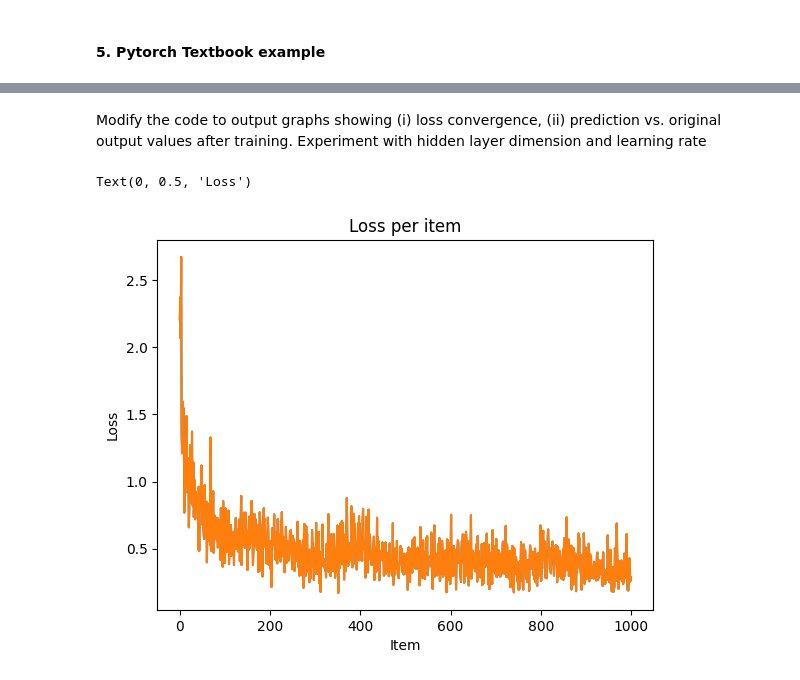
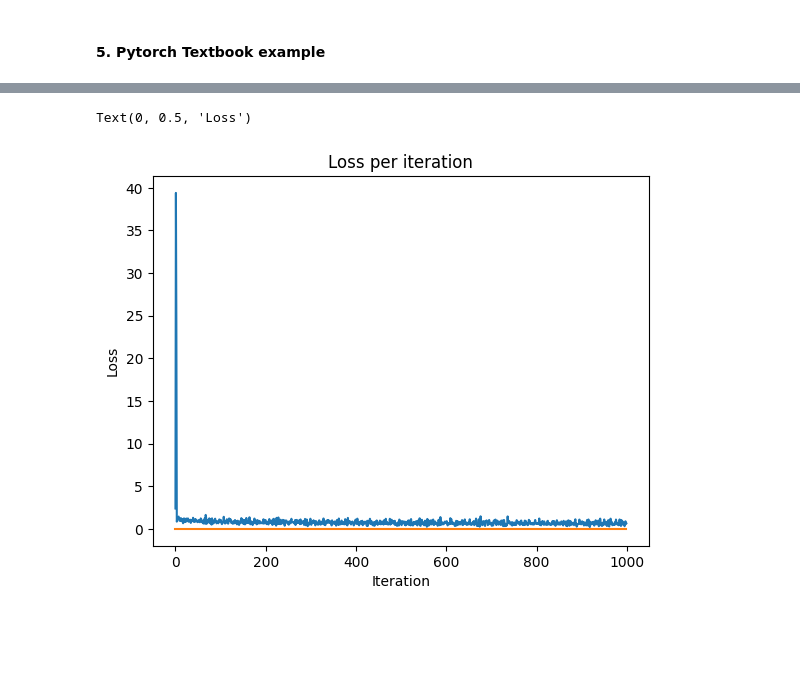
Before and after one commit to eladsimantov/Applied-ML-For-Engineers, a Jupyter notebook: HWks/HW3/HW3.ipynb, the cells around one changed output, grey strips where cells are left out. Cells and saved outputs as stored; diff of their text form; code cells hidden in the pictures; blank space fills up the shorter version.

```diff
--- a/HWks/HW3/HW3.ipynb
+++ b/HWks/HW3/HW3.ipynb
@@ -195,7 +195,7 @@ import torch, torch.nn as nn
 from torch.utils.data import TensorDataset, DataLoader
 from torch.optim.lr_scheduler import StepLR
 # define input size, hidden layer size, output size
-D_i, D_k, D_o = 10, 40, 5
+D_i, D_k, D_o = 10, 100, 5
 # create model with two hidden layers
 model = nn.Sequential(
         nn.Linear(D_i, D_k),
@@ -216,7 +216,7 @@ model.apply(weights_init)
 criterion = nn.MSELoss()
 
 # construct SGD optimizer and initialize learning rate and momentum
-optimizer = torch.optim.SGD(model.parameters(), lr = 0.1, momentum=0.9)
+optimizer = torch.optim.SGD(model.parameters(), lr = 0.3, momentum=0.6)
 
 # object that decreases learning rate by half every 10 epochs
 scheduler = StepLR(optimizer, step_size=10, gamma=0.5)
@@ -228,6 +228,8 @@ data_loader = DataLoader(TensorDataset(x,y), batch_size=10, shuffle=True)
 
 # Initialize list of losses and a counter
 loss_tracker = [0 for _ in range(1000)]
+pred_tracker_0 = np.zeros((10, 5))
+pred_tracker_99 = np.zeros((10, 5))
 cnt = 0
 
 # loop over the dataset 100 times
@@ -249,6 +251,11 @@ for epoch in range(100):
         # update statistics
         epoch_loss += loss.item()
         loss_tracker[cnt] += loss.item()
+        if epoch == 0:
+            pred_tracker_0 = np.concatenate((pred_tracker_0, pred.detach().numpy()))
+        elif epoch == 99:
+            pred_tracker_99 = np.concatenate((pred_tracker_99, pred.detach().numpy()))
+
         cnt+=1
 
 # print error
@@ -260,19 +267,10 @@ Epoch    99, loss 3.112
-# %% [markdown]
-Modify the code to output graphs showing
-(i) loss convergence, (ii) prediction vs. original output values after training. Experiment with
-hidden layer dimension and learning rate
 # %%
 # Plot loss w.r.t iteration
 plt.plot(loss_tracker, label="Loss per item")
-plt.title("Loss per item")
-plt.xlabel("Item")
+plt.plot([0 for _ in range(len(loss_tracker))])
+plt.title("Loss per iteration")
+plt.xlabel("Iteration")
 plt.ylabel("Loss")
-
-# Plot prediction vs. original output values after training
-plt.plot(loss_tracker, label="Loss per item")
-plt.title("Loss per item")
-plt.xlabel("Item")
-plt.ylabel("Loss")
 # %% [output]
 Text(0, 0.5, 'Loss')
-[figure, old version]
+[figure, new version]
```
Also changed, not shown: parts of 4 cells of this notebook.
